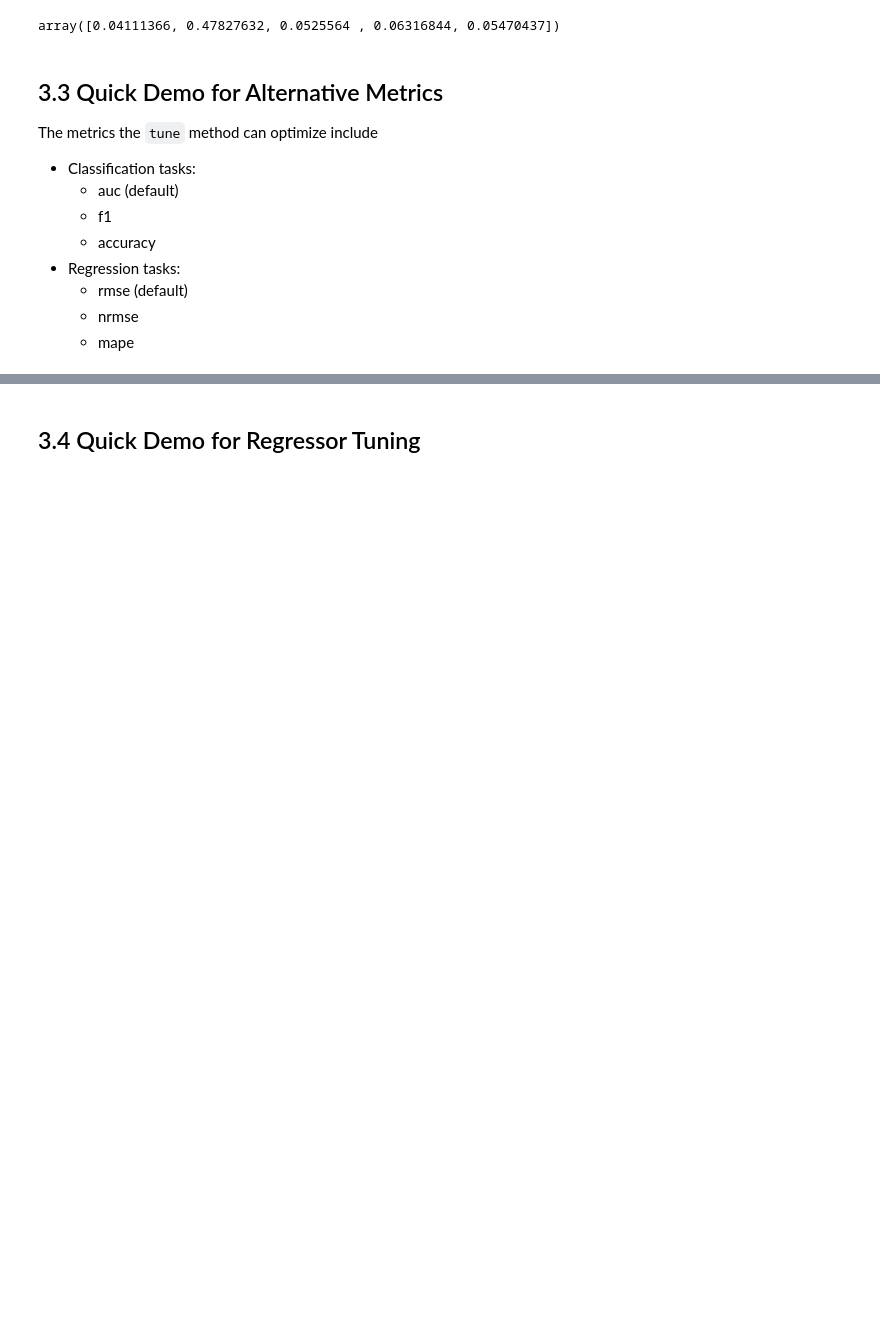
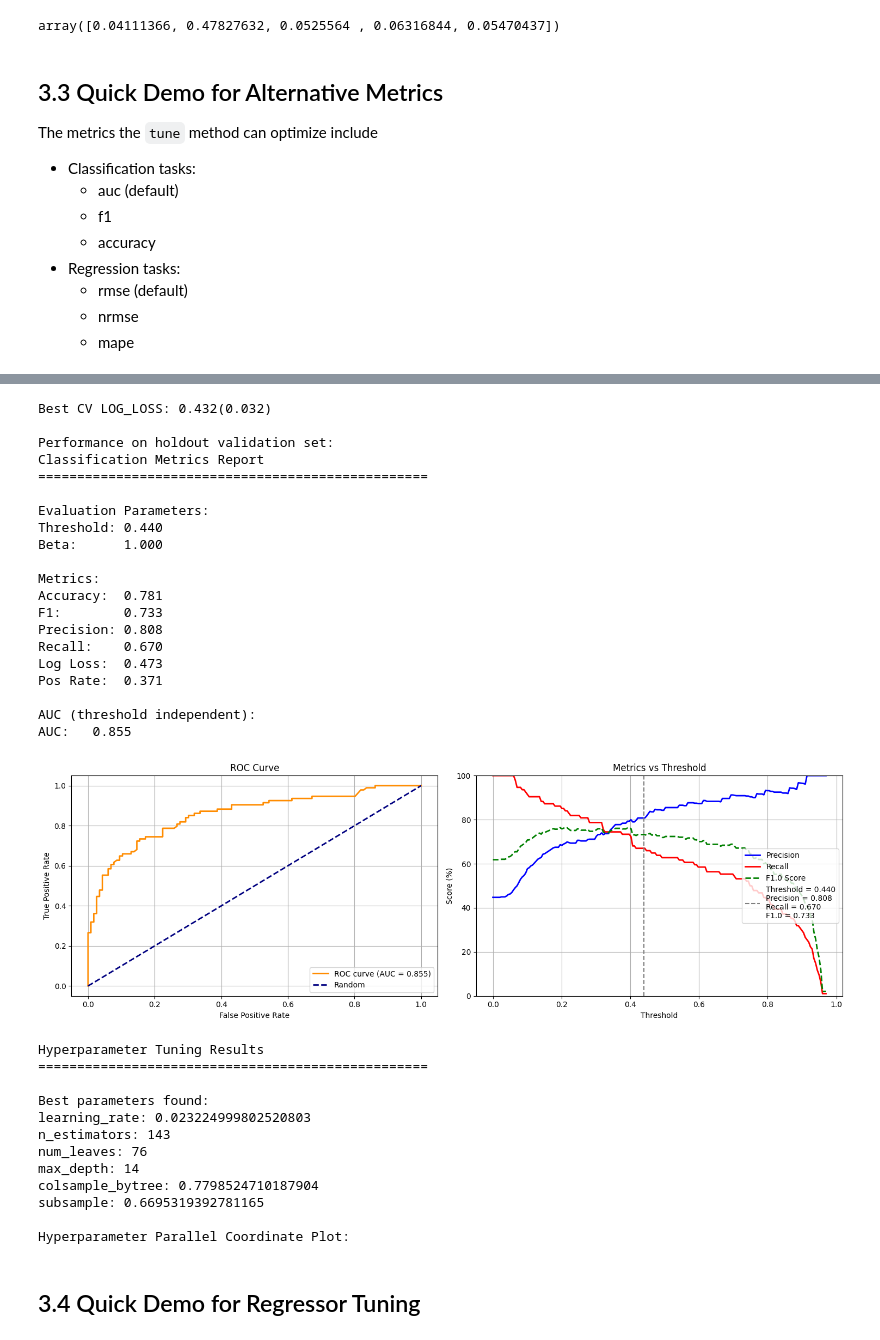
Before and after one commit to MenaWANG/mlarena, a Jupyter notebook: examples/2.advanced_usage.ipynb, the cells around one changed output, grey strips where cells are left out. Saved outputs shown, nothing was run; the diff lists cells and outputs as text; code cells hidden in the pictures; blank space fills up the shorter version.

Commit message:
feat: add log_loss optimization metric to tune function
- Added log_loss as optimization metric with variance penalty

- Maintained consistent visualization with red indicating better performance

```diff
--- a/examples/2.advanced_usage.ipynb
+++ b/examples/2.advanced_usage.ipynb
@@ -471,6 +476,56 @@ colsample_bytree: 0.8426950989335374
 subsample: 0.8370704444131476
 
 Hyperparameter Parallel Coordinate Plot:
+# %%
+best_lgb_log_loss = ML_PIPELINE.tune(X_train_full, y_train_full,
+                          algorithm=lgb.LGBMClassifier,
+                          tune_metric='log_loss',
+                          preprocessor=PreProcessor(
+                              target_encode_cols=encoding_recommendations["target_encode_cols"],
+                          ),
+                          param_ranges=lgb_param_ranges,
+                          beta=1,
+                          max_evals=100,
+                          patience=10,
+                          n_startup_trials=10,
+                          verbose=-1,
+                          cv=3,
+                          cv_variance_penalty=0.3,
+                          log_best_model=False)
+# %% [output]
+Best CV LOG_LOSS: 0.432(0.032)
+
+Performance on holdout validation set:
+Classification Metrics Report
+==================================================
+
+Evaluation Parameters:
+Threshold: 0.440
+Beta:      1.000
+
+Metrics:
+Accuracy:  0.781
+F1:        0.733
+Precision: 0.808
+Recall:    0.670
+Log Loss:  0.473
+Pos Rate:  0.371
+
+AUC (threshold independent):
+AUC:   0.855
+[figure, added]
+Hyperparameter Tuning Results
+==================================================
+
+Best parameters found:
+learning_rate: 0.023224999802520803
+n_estimators: 143
+num_leaves: 76
+max_depth: 14
+colsample_bytree: 0.7798524710187904
+subsample: 0.6695319392781165
+
+Hyperparameter Parallel Coordinate Plot:
 # %% [markdown]
 ## 3.4 Quick Demo for Regressor Tuning
 # %%
```
Also changed, not shown: parts of 10 cells of this notebook, 3 other files.
